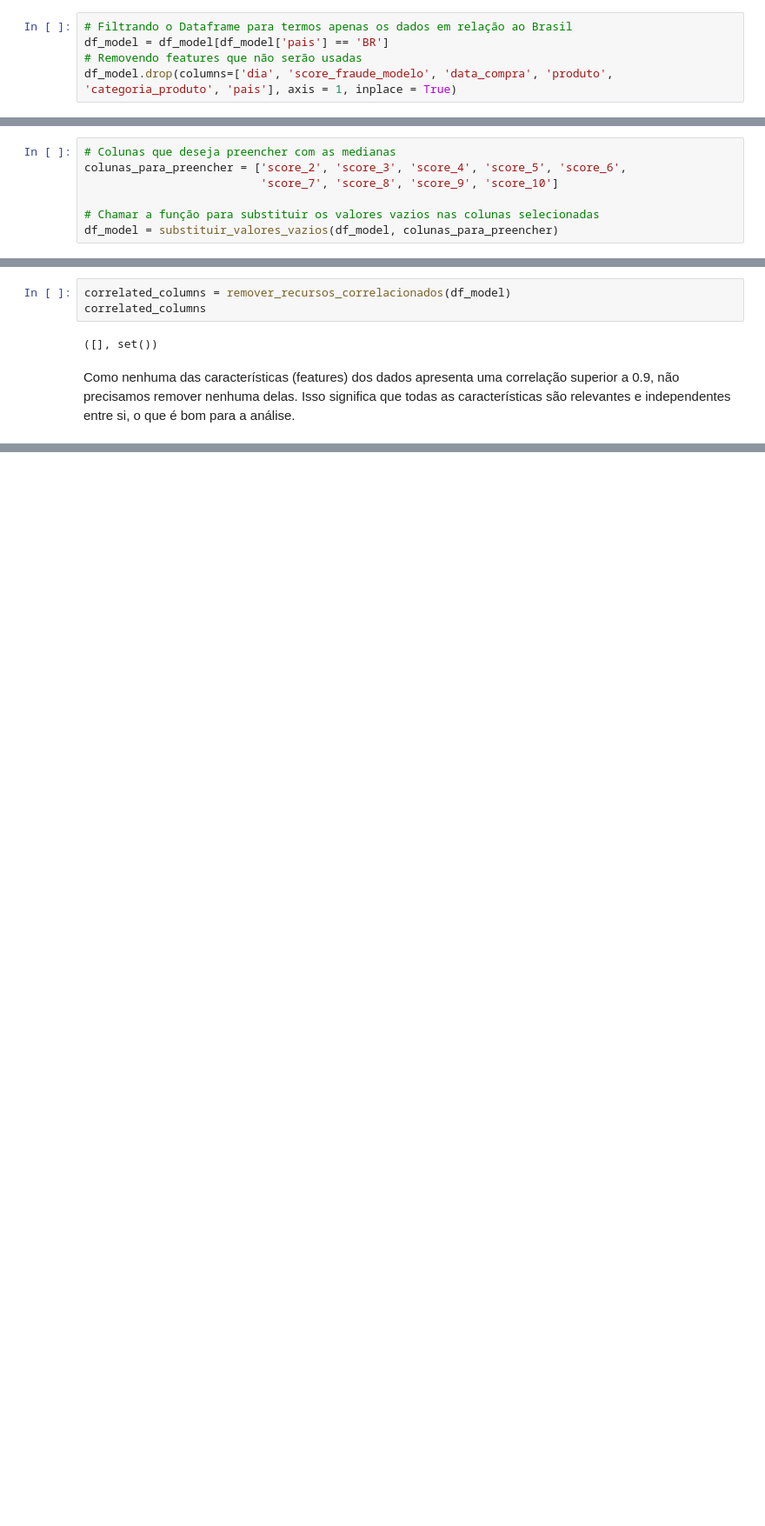
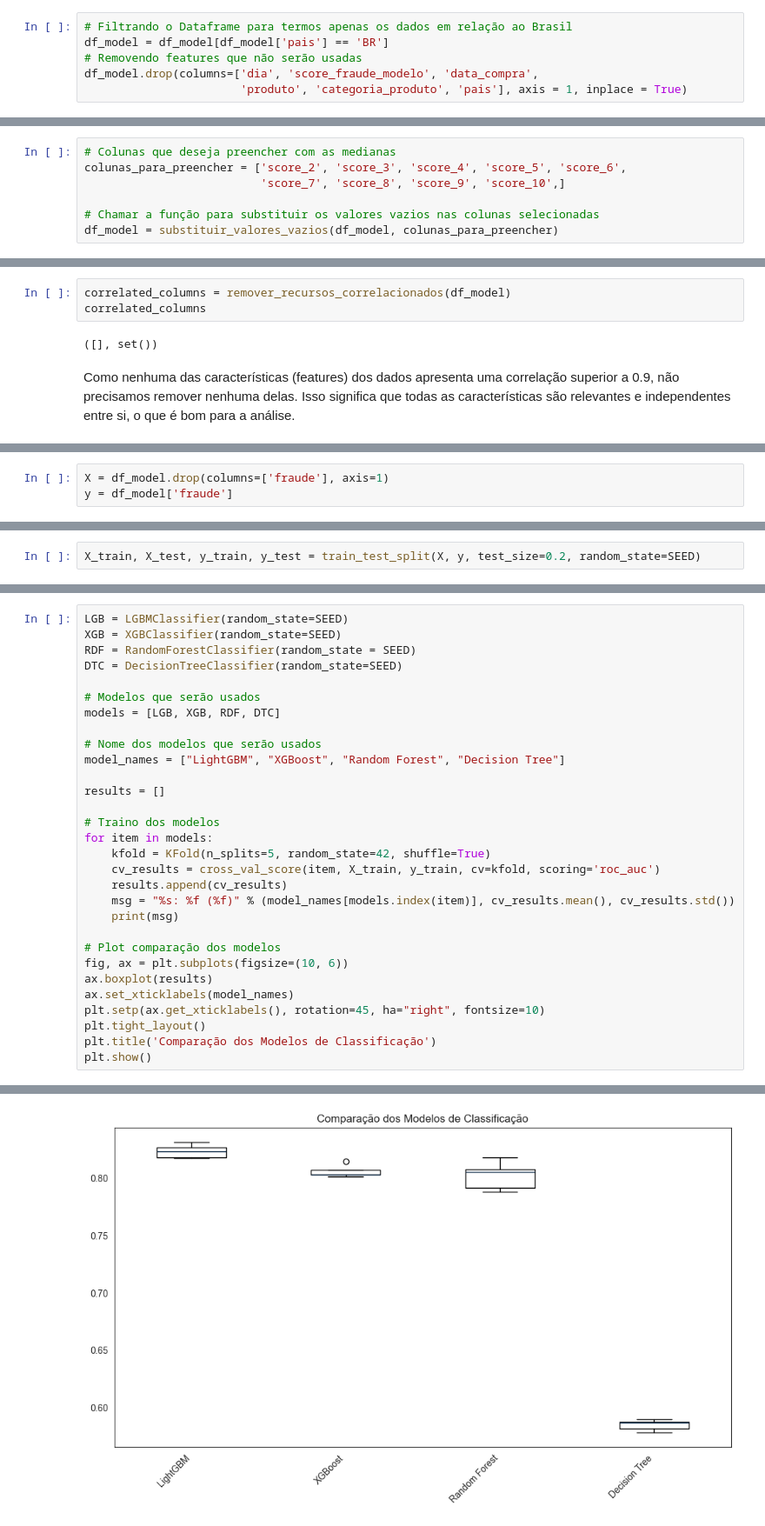
Before and after one commit to WiiniSilva/Fraude_Case, a Jupyter notebook: Fraude_Case.ipynb, the cells around one changed output, grey strips where cells are left out. Shown at 87% size. Cells and saved outputs as stored; diff of their text form; blank space fills up the shorter version.

```diff
--- a/Fraude_Case.ipynb
+++ b/Fraude_Case.ipynb
@@ -1132,7 +1433,8 @@ df_model = df.copy()
 # Filtrando o Dataframe para termos apenas os dados em relação ao Brasil
 df_model = df_model[df_model['pais'] == 'BR']
 # Removendo features que não serão usadas
-df_model.drop(columns=['dia', 'score_fraude_modelo', 'data_compra', 'produto', 'categoria_produto', 'pais'], axis = 1, inplace = True)
+df_model.drop(columns=['dia', 'score_fraude_modelo', 'data_compra',
+                       'produto', 'categoria_produto', 'pais'], axis = 1, inplace = True)
 # %%
 # Substituindo os valores vazios da feature "entrega_doc_2" por "N" não entrega do documento
 coluna_selecionada = ['entrega_doc_2']
@@ -1149,7 +1451,7 @@ def substituir_valores_vazios(df, colunas):
 # %%
 # Colunas que deseja preencher com as medianas
 colunas_para_preencher = ['score_2', 'score_3', 'score_4', 'score_5', 'score_6',
-                          'score_7', 'score_8', 'score_9', 'score_10']
+                          'score_7', 'score_8', 'score_9', 'score_10',]
 
 # Chamar a função para substituir os valores vazios nas colunas selecionadas
 df_model = substituir_valores_vazios(df_model, colunas_para_preencher)
@@ -1262,0 +1570,3 @@ Como nenhuma das características (features) dos dados apresenta uma correlaçã
+# %%
+X = df_model.drop(columns=['fraude'], axis=1)
+y = df_model['fraude']
@@ -1262,0 +1619,2 @@ Como nenhuma das características (features) dos dados apresenta uma correlaçã
+# %%
+X_train, X_test, y_train, y_test = train_test_split(X, y, test_size=0.2, random_state=SEED)
@@ -1262,0 +1627,31 @@ Como nenhuma das características (features) dos dados apresenta uma correlaçã
+# %%
+LGB = LGBMClassifier(random_state=SEED)
+XGB = XGBClassifier(random_state=SEED)
+RDF = RandomForestClassifier(random_state = SEED)
+DTC = DecisionTreeClassifier(random_state=SEED)
+
+# Modelos que serão usados
+models = [LGB, XGB, RDF, DTC]
+
+# Nome dos modelos que serão usados
+model_names = ["LightGBM", "XGBoost", "Random Forest", "Decision Tree"]
+
+results = []
+
+# Traino dos modelos
+for item in models:
+    kfold = KFold(n_splits=5, random_state=42, shuffle=True)
+    cv_results = cross_val_score(item, X_train, y_train, cv=kfold, scoring='roc_auc')
+    results.append(cv_results)
+    msg = "%s: %f (%f)" % (model_names[models.index(item)], cv_results.mean(), cv_results.std())
+    print(msg)
+
+# Plot comparação dos modelos
+fig, ax = plt.subplots(figsize=(10, 6))
+ax.boxplot(results)
+ax.set_xticklabels(model_names)
+plt.setp(ax.get_xticklabels(), rotation=45, ha="right", fontsize=10)
+plt.tight_layout()
+plt.title('Comparação dos Modelos de Classificação')
+plt.show()
+# %% [output]
@@ -1262,0 +1675 @@ Como nenhuma das características (features) dos dados apresenta uma correlaçã
+[figure, added]
```
Also changed, not shown: parts of 55 cells of this notebook.
